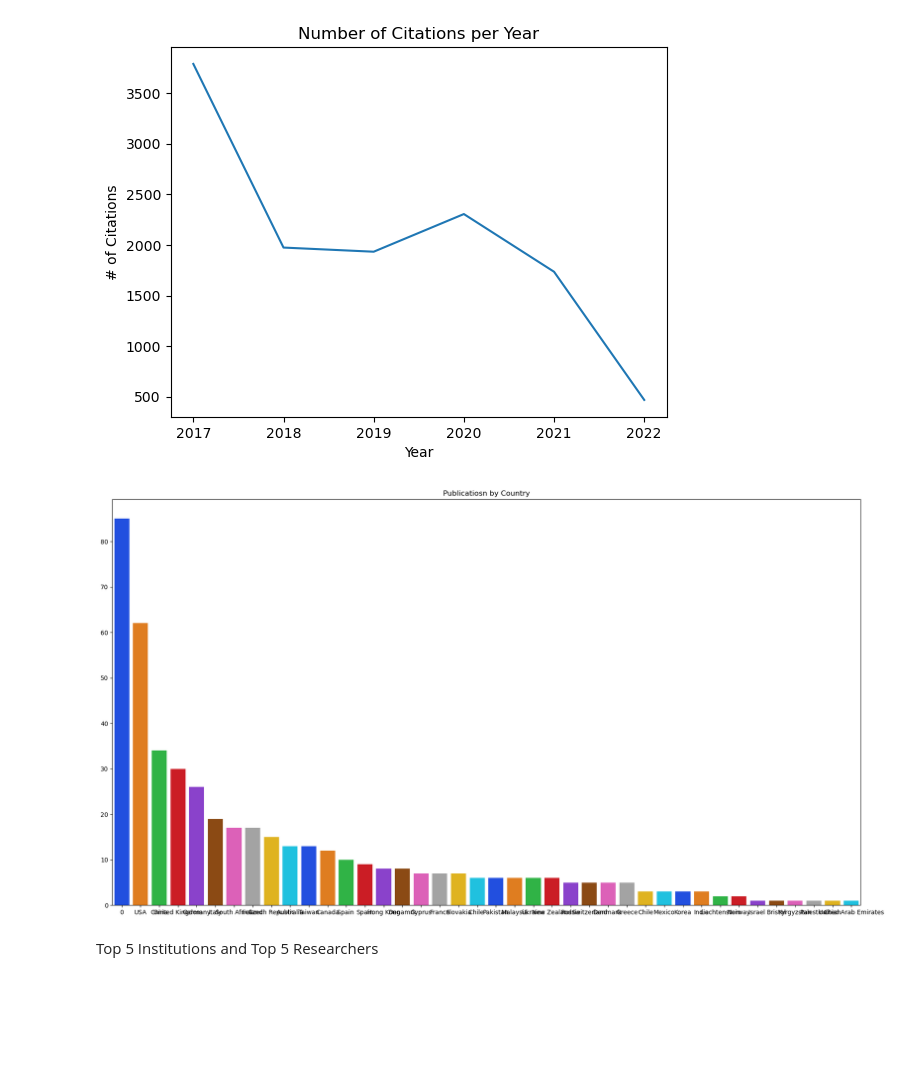
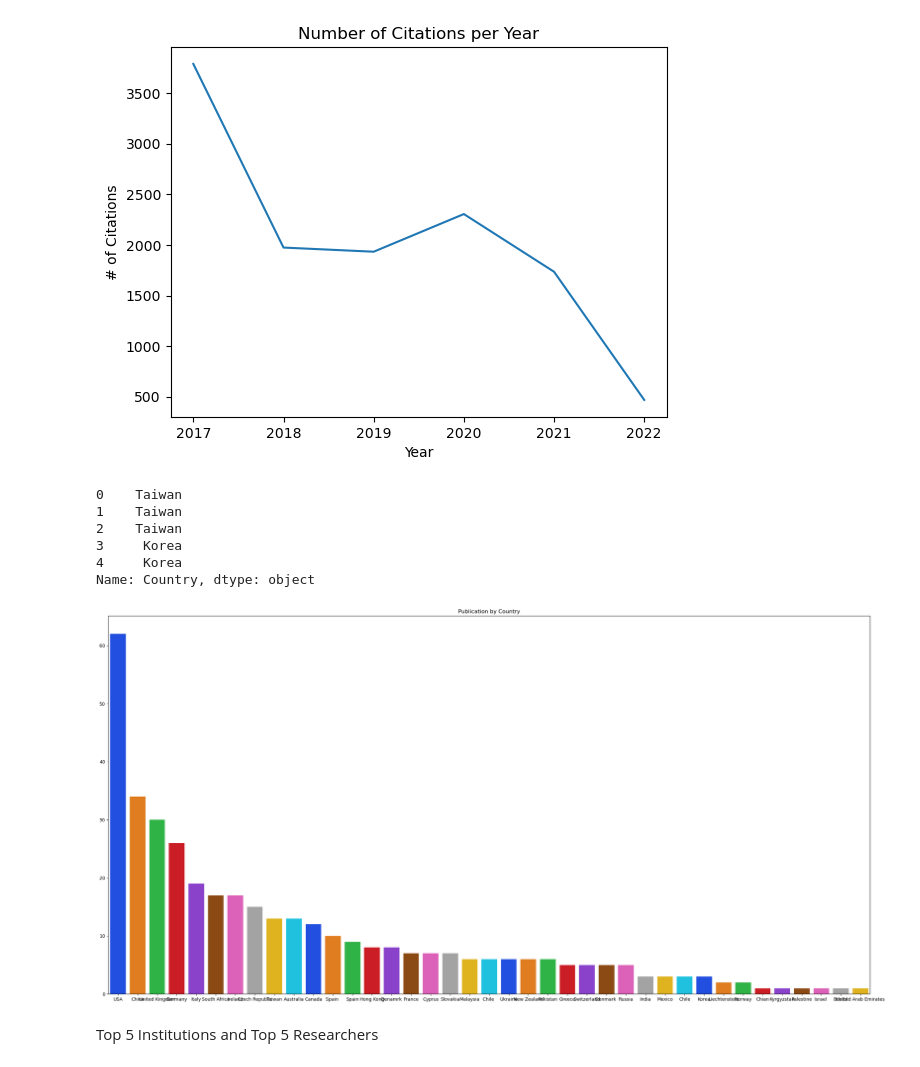
Before and after one commit to alecrothenberg/Multi-Modal-ML-Exercise-1, a Jupyter notebook: Ex1-Python-Fund.ipynb, the cells around one changed output. Cells and saved outputs as stored; diff of their text form; code cells hidden in the pictures; blank space fills up the shorter version.

Commit message:
double checks

```diff
--- a/Ex1-Python-Fund.ipynb
+++ b/Ex1-Python-Fund.ipynb
@@ -59,29 +68,37 @@ Text(0, 0.5, '# of Citations')
 # %%
 import seaborn as sea
 from pygal_maps_world.maps import World
 from spellchecker import SpellChecker
+from textblob import TextBlob
+import pycountry
 
 
 #plotting publications around the world
 worldmap = World()
 worldmap.title = 'Publications aroud the World'
 
-countries = df['Country']
-# spell = SpellChecker()
-# y = spell.unknown(df['Country'])
-# for x in countries:
-#     L = [x]
-#     spell.correction(L)
+# remove articles with country val of 0
+countries = df[df.Country != 0]
+countries = countries['Country']
+uniqueCountries = countries.unique()
 
 
-countries.head()
+
+
+print(countries.head())
 countryFrequency = countries.value_counts()
-plt.figure(figsize=(22, 12))
+plt.figure(figsize=(30, 15))
 sea.barplot(countryFrequency.index, countryFrequency.values, palette='bright')
 plt.title('Publication by Country')
 plt.show()
 # %% [output]
+0    Taiwan
+1    Taiwan
+2    Taiwan
+3     Korea
+4     Korea
+Name: Country, dtype: object
-[figure, old version]
+[figure, new version]
 # %% [markdown]
 Top 5 Institutions and Top 5 Researchers
 # %%
```
Also changed, not shown: parts of 3 cells of this notebook, 2 other files.
